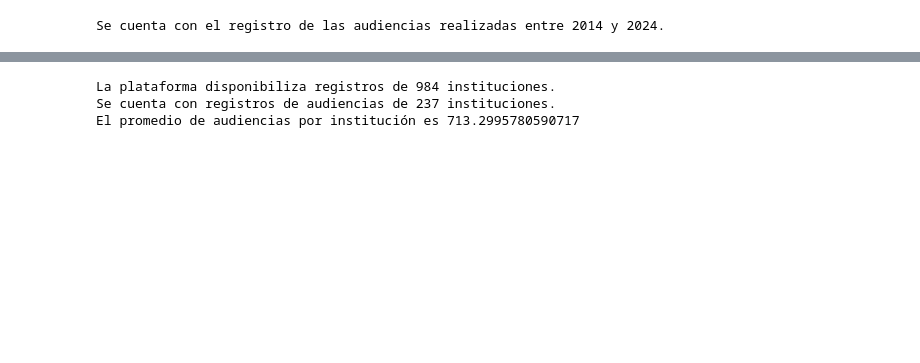
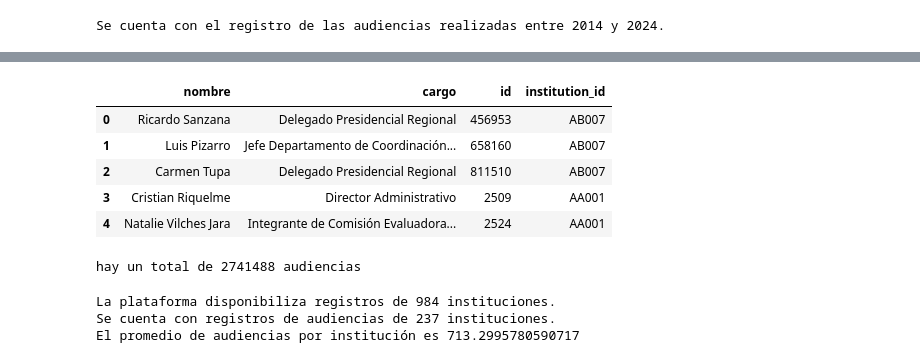
Before and after one commit to camirojasguajardo/lobby-recsys, a Jupyter notebook: data_analysis.ipynb, the cells around one changed output, grey strips where cells are left out. Drawn from its saved outputs; the diff is of its cells as text; code cells hidden in the pictures; blank space fills up the shorter version.

```diff
--- a/data_analysis.ipynb
+++ b/data_analysis.ipynb
@@ -14,3 +34,16 @@ Se cuenta con el registro de las audiencias realizadas entre 2014 y 2024.
+# %%
+passive_subjects.head()
+# %% [output]
+|  | nombre | cargo | id | institution_id |
+| 0 | Ricardo Sanzana | Delegado Presidencial Regional | 456953 | AB007 |
+| 1 | Luis Pizarro | Jefe Departamento de Coordinación... | 658160 | AB007 |
+| 2 | Carmen Tupa | Delegado Presidencial Regional | 811510 | AB007 |
+| 3 | Cristian Riquelme | Director Administrativo | 2509 | AA001 |
+| 4 | Natalie Vilches Jara | Integrante de Comisión Evaluadora... | 2524 | AA001 |
+# %%
+print("hay un total de",active_subjects.size,'audiencias')
+# %% [output]
+hay un total de 2741488 audiencias
 # %%
 print(f"La plataforma disponibiliza registros de {len(institutions.id.unique())} instituciones.")
 print(f"Se cuenta con registros de audiencias de {len(audiences.institucion_id.unique())} instituciones.")
```
Also changed, not shown: parts of 5 cells of this notebook, 5 other files.
